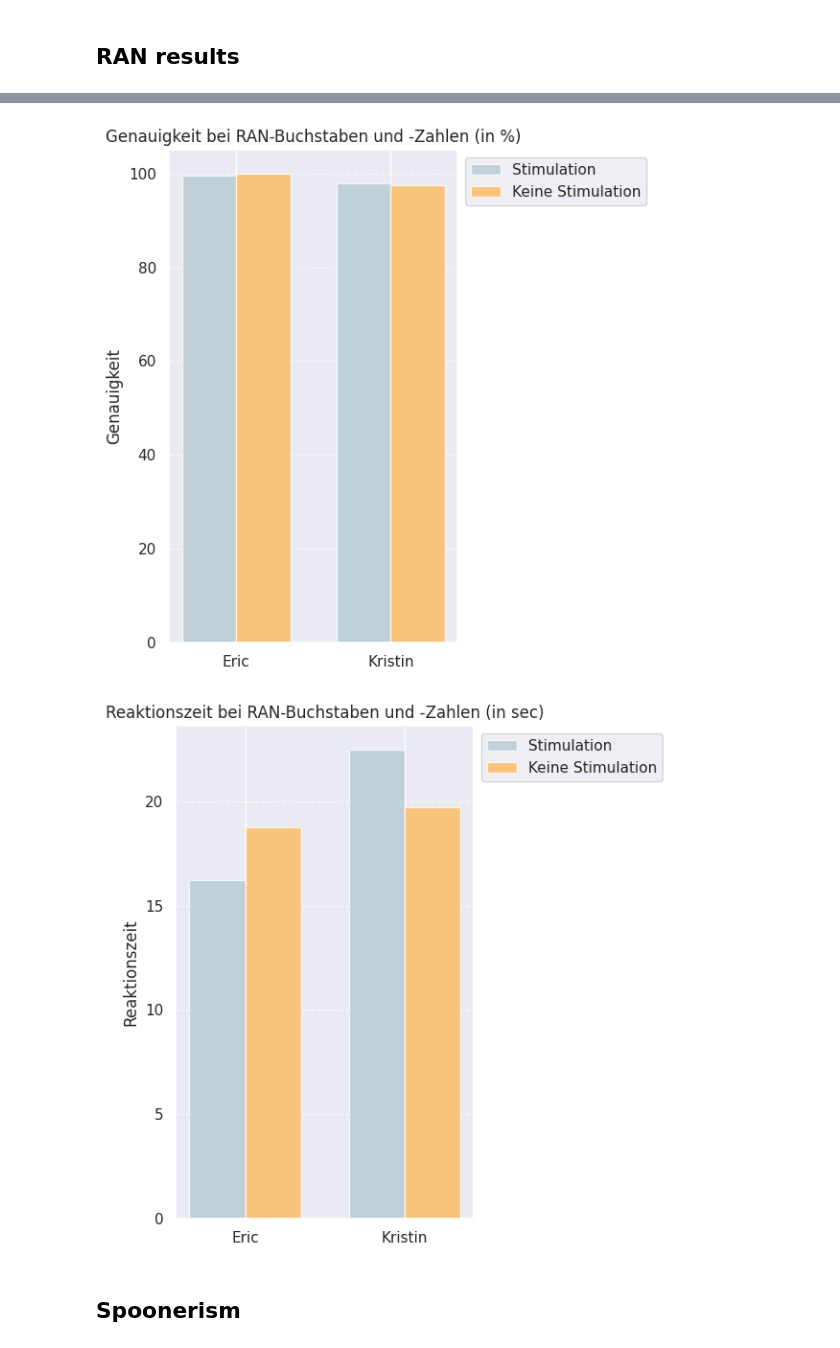
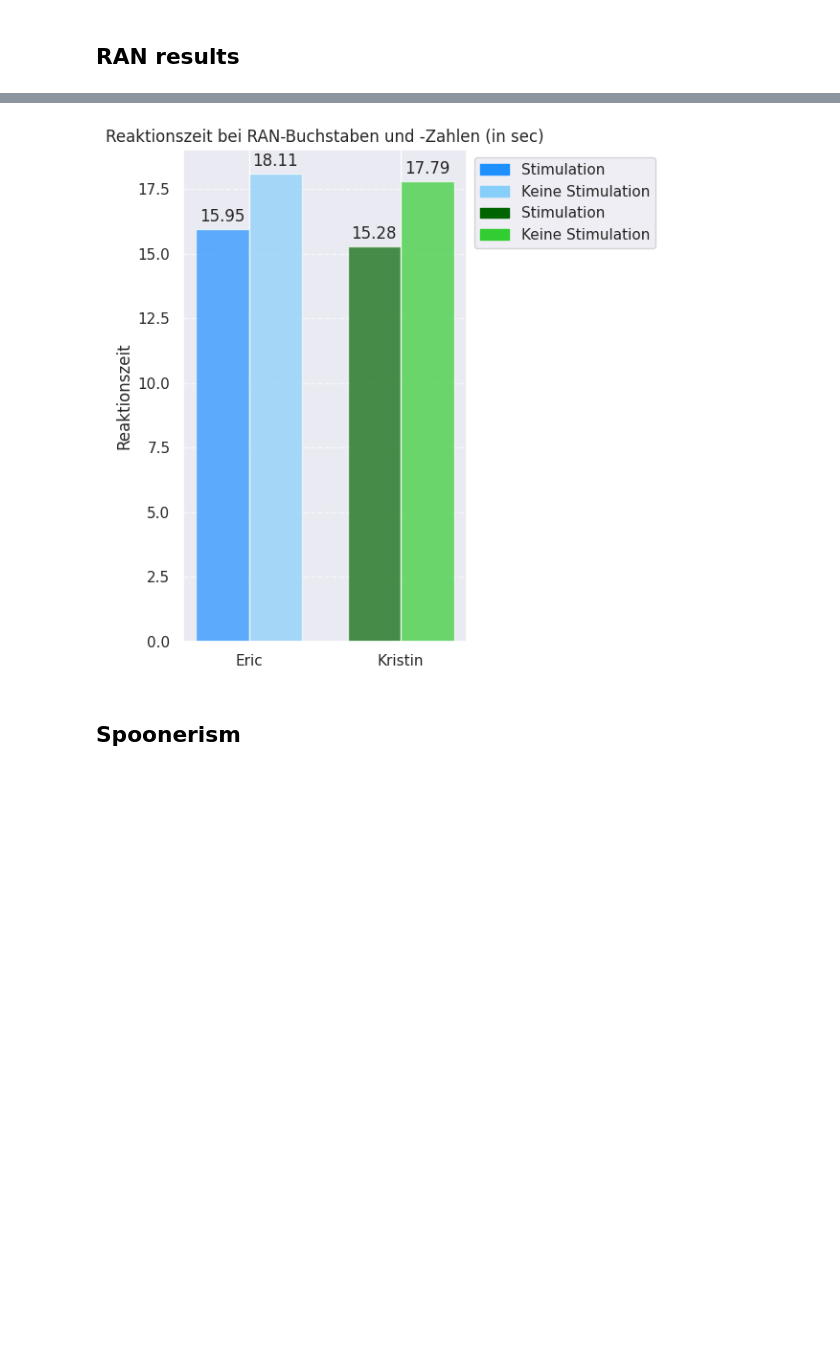
Before and after one commit to cristinarainich/DDCS, a Jupyter notebook: Results_presentation.ipynb, the cells around one changed output, grey strips where cells are left out. Drawn from its saved outputs; the diff is of its cells as text; code cells hidden in the pictures; blank space fills up the shorter version.

```diff
--- a/Results_presentation.ipynb
+++ b/Results_presentation.ipynb
@@ -37,10 +44,10 @@ Erik_sham_right.csv  Erik_stim_right.csv  Kris_sham_right.csv  Kris_stim_right.c
 # PUT THE VALUES BELOW
 # Group, session, RANletters Acc 1, RANletters Acc 2, RANletters RT 1, RANletters RT 2
 # RANnumbers Acc 1, RANnumbers Acc 2, RANnumbers RT 1, RANnumbers RT 2
-raw1 = ['Eric', 1, 0, 0, 18, 17, 1, 0, 15, 13] # stimulation
-raw2 = ['Eric', 2, 0, 0, 21, 20, 0, 0, 17, 18] # sham
-raw3 = ['Kristin', 1, 1, 1, 21, 25, 2, 0, 22, 21] # stimulation
-raw4 = ['Kristin', 2, 2, 1, 19, 18, 2, 0, 21, 19] # sham
+raw1 = ['Eric', 'stim', 0, 0, 15.39, 16.72, 0, 0, 15.85, 15.88] # stimulation
+raw2 = ['Eric', 'sham', 0, 0, 19.29, 18.46, 0, 0, 17.34, 18.74] # sham
+raw3 = ['Kristin', 'stim', 0, 0, 14.30, 15.84, 0, 0, 15.48, 17.2] # stimulation
+raw4 = ['Kristin', 'sham', 0, 0, 17.20, 17.52, 0, 0, 18.21, 16.10] # sham
 
 rows = []
 rows.append(raw1)
@@ -64,3 +63,5 @@ df
+# %%
+df['Genauigkeit'] = df['Genauigkeit'].astype(int)
 # %%
 df[['Subject', 'Session', 'Genauigkeit', 'Reaktionszeit']]
 # %% [output]
@@ -72,3 +73,16 @@ df[['Subject', 'Session', 'Genauigkeit', 'Reaktionszeit']]
+# %%
+eric_colors = ['#0000FF', '#ADD8E6']  # Blue shades
+kristin_colors = ['#008000', '#90EE90']  # Green shades
+
+
+eric_colors = ['#1E90FF', '#87CEFA']  # Dark Blue, Light Blue
+kristin_colors = ['#006400', '#32CD32']  # Dark Green, Light Green
+
+eric_colors = ['#008080', '#20B2AA']  # Dark Teal, Light Teal
+kristin_colors = ['#556B2F', '#9ACD32']  # Dark Olive, Light Olive
+
+eric_colors = ['#800080', '#DDA0DD']  # Dark Purple, Light Purple
+kristin_colors = ['#FF8C00', '#FFD700']  # Dark Orange, Light Orange
 # %%
 def create_plots(data, plot, title):
   bar_width = 0.7
@@ -104,14 +150,13 @@ def create_plots(data, plot, title):
   plt.tight_layout()
   plt.show()
 # %%
-create_plots(df, 'Genauigkeit', 'Genauigkeit bei RAN-Buchstaben und -Zahlen (in %)')
-print('')
-print('')
-print('')
+#create_plots(df, 'Genauigkeit', 'Genauigkeit bei RAN-Buchstaben und -Zahlen')
+#print('')
+#print('')
+#print('')
 create_plots(df, 'Reaktionszeit', 'Reaktionszeit bei RAN-Buchstaben und -Zahlen (in sec)')
 # %% [output]
-[figure, old version]
+[figure, new version]
-[figure, removed]
 # %% [markdown]
 ## Spoonerism
 # %% [markdown]
```
Also changed, not shown: parts of 15 cells of this notebook.
